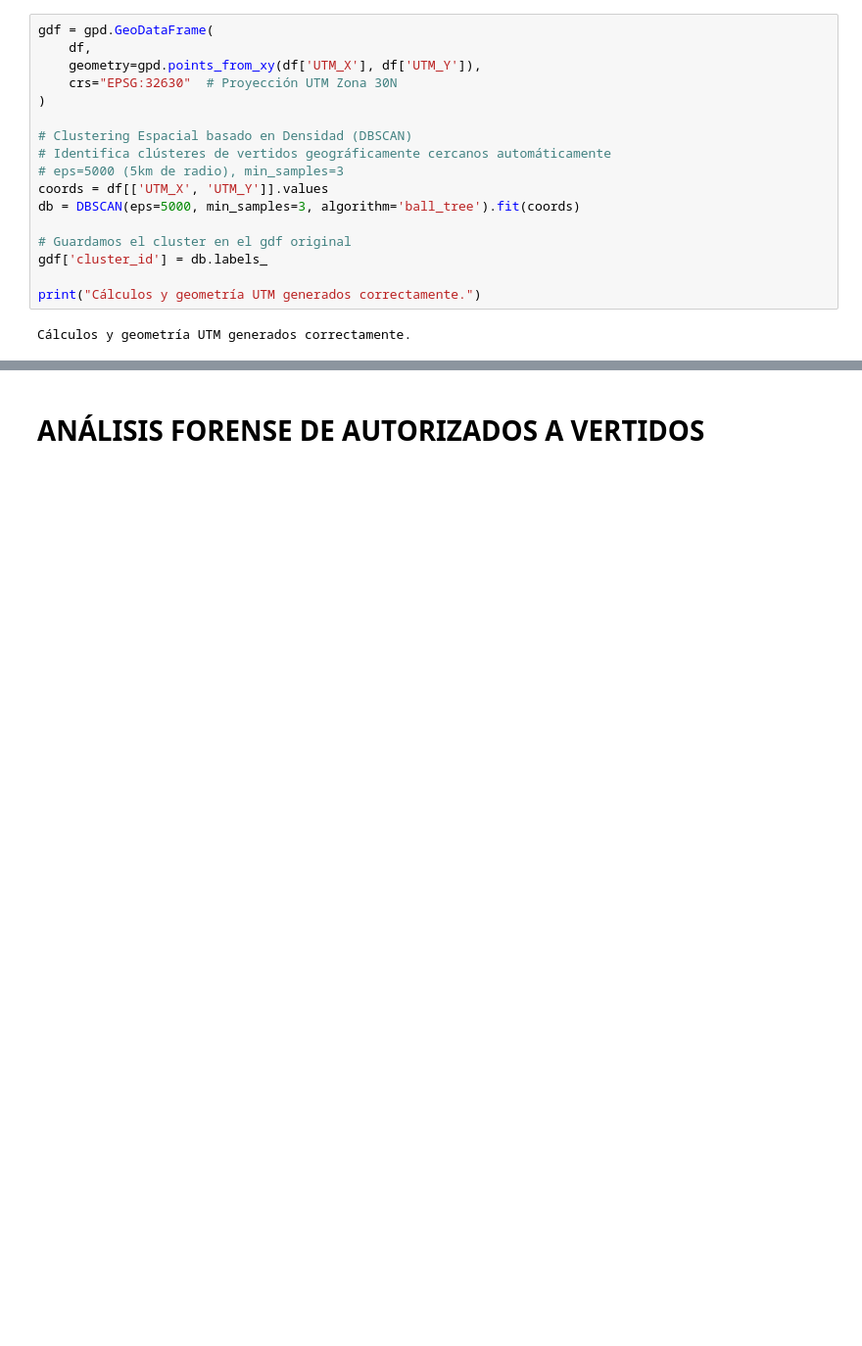
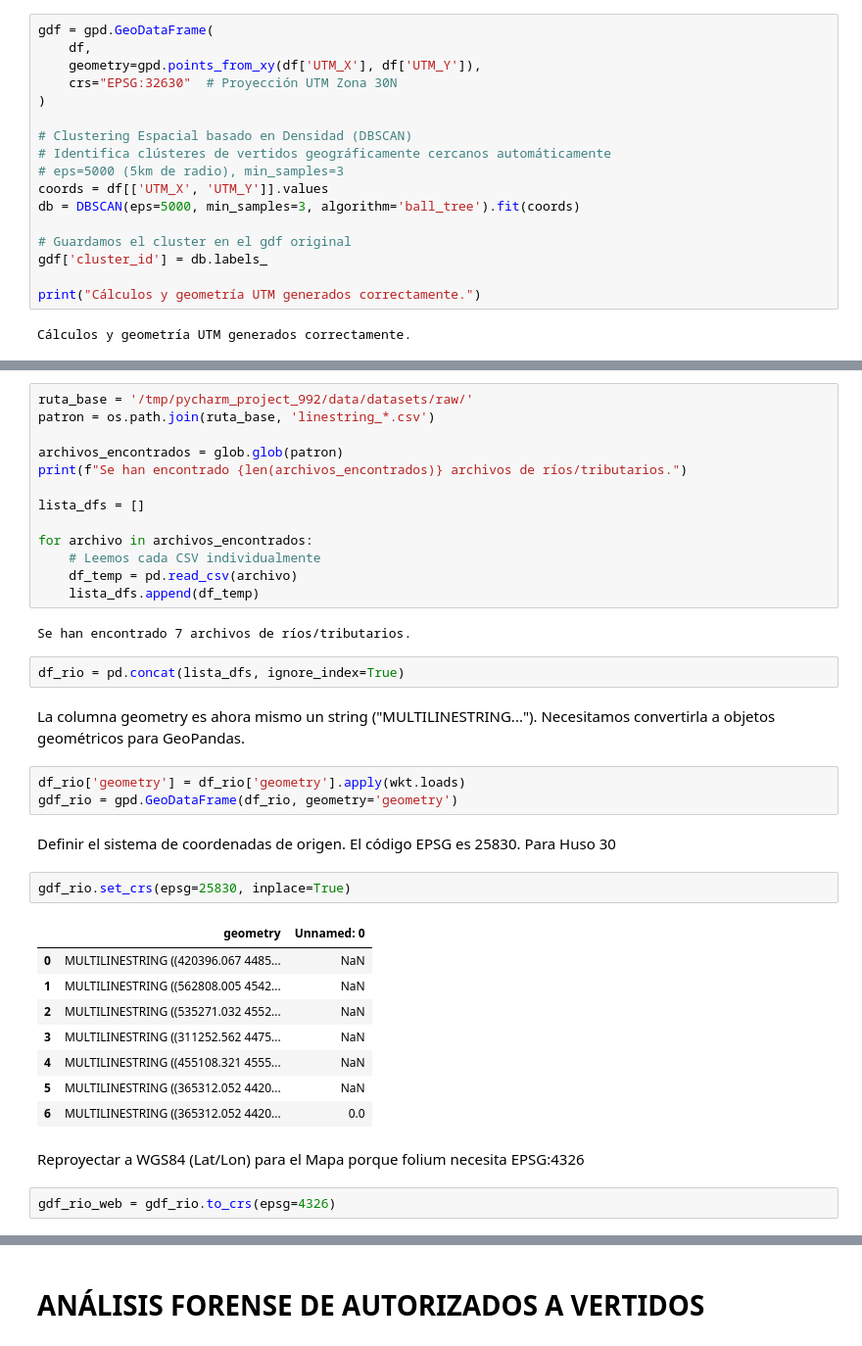
Before and after one commit to theDuoXu/Project-Stalker, a Jupyter notebook: notebooks/Censo de autorizados a verter.ipynb, the cells around one changed output, grey strips where cells are left out. Shown at 98% size. Drawn from its saved outputs; the diff is of its cells as text; blank space fills up the shorter version.

Commit message:
Actualización del mapa

```diff
--- a/notebooks/Censo de autorizados a verter.ipynb
+++ b/notebooks/Censo de autorizados a verter.ipynb
@@ -410,3 +413,42 @@ Cálculos y geometría UTM generados correctamente.
+# %%
+ruta_base = '/tmp/pycharm_project_992/data/datasets/raw/'
+patron = os.path.join(ruta_base, 'linestring_*.csv')
+
+archivos_encontrados = glob.glob(patron)
+print(f"Se han encontrado {len(archivos_encontrados)} archivos de ríos/tributarios.")
+
+lista_dfs = []
+
+for archivo in archivos_encontrados:
+    # Leemos cada CSV individualmente
+    df_temp = pd.read_csv(archivo)
+    lista_dfs.append(df_temp)
+# %% [output]
+Se han encontrado 7 archivos de ríos/tributarios.
+# %%
+df_rio = pd.concat(lista_dfs, ignore_index=True)
+# %% [markdown]
+La columna geometry es ahora mismo un string ("MULTILINESTRING..."). Necesitamos convertirla a objetos geométricos para GeoPandas.
+# %%
+df_rio['geometry'] = df_rio['geometry'].apply(wkt.loads)
+gdf_rio = gpd.GeoDataFrame(df_rio, geometry='geometry')
+# %% [markdown]
+Definir el sistema de coordenadas de origen. El código EPSG es 25830. Para Huso 30
+# %%
+gdf_rio.set_crs(epsg=25830, inplace=True)
+# %% [output]
+|  | geometry | Unnamed: 0 |
+| 0 | MULTILINESTRING ((420396.067 4485... | NaN |
+| 1 | MULTILINESTRING ((562808.005 4542... | NaN |
+| 2 | MULTILINESTRING ((535271.032 4552... | NaN |
+| 3 | MULTILINESTRING ((311252.562 4475... | NaN |
+| 4 | MULTILINESTRING ((455108.321 4555... | NaN |
+| 5 | MULTILINESTRING ((365312.052 4420... | NaN |
+| 6 | MULTILINESTRING ((365312.052 4420... | 0.0 |
+# %% [markdown]
+Reproyectar a WGS84 (Lat/Lon) para el Mapa porque folium necesita EPSG:4326
+# %%
+gdf_rio_web = gdf_rio.to_crs(epsg=4326)
 # %%
 # 1. Crear una copia temporal reproyectada a Lat/Lon (WGS84) para Folium
 gdf_map = gdf.to_crs(epsg=4326)
```
Also changed, not shown: parts of 25 cells of this notebook.
